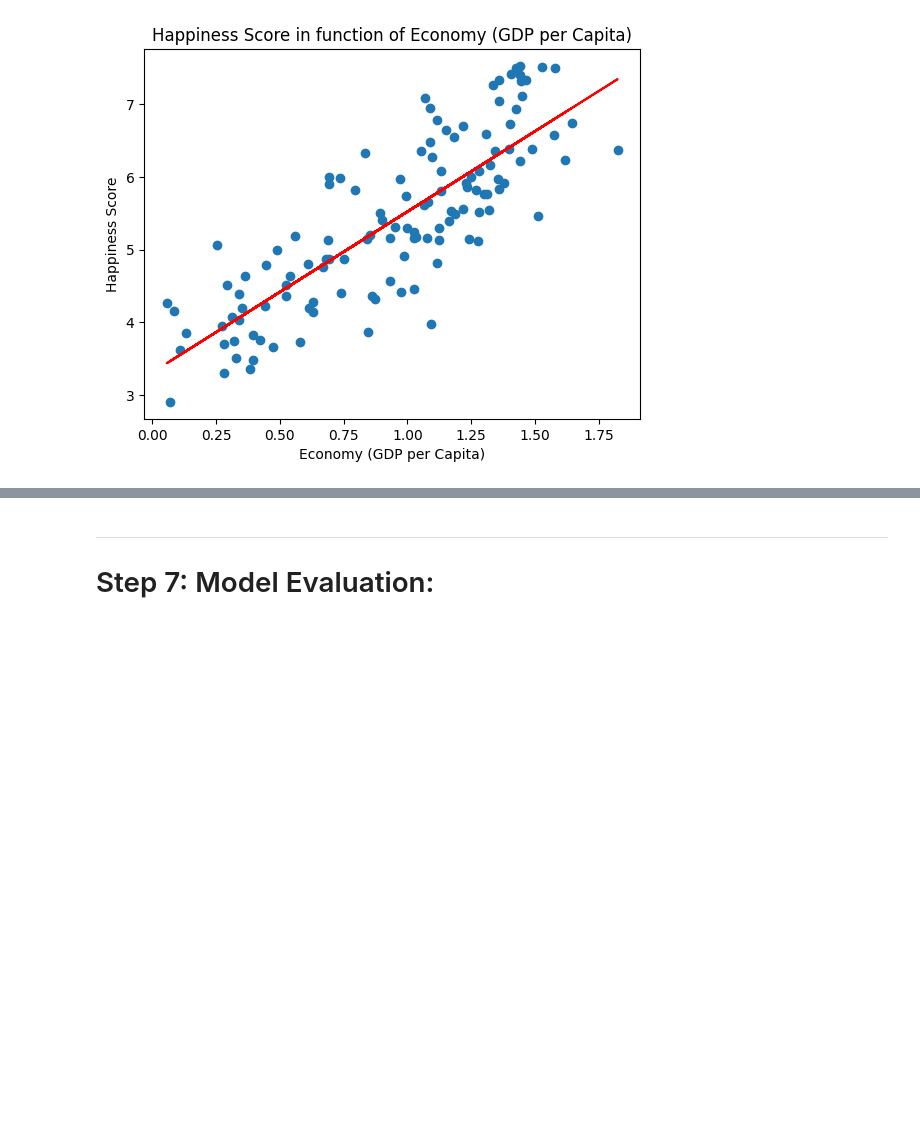
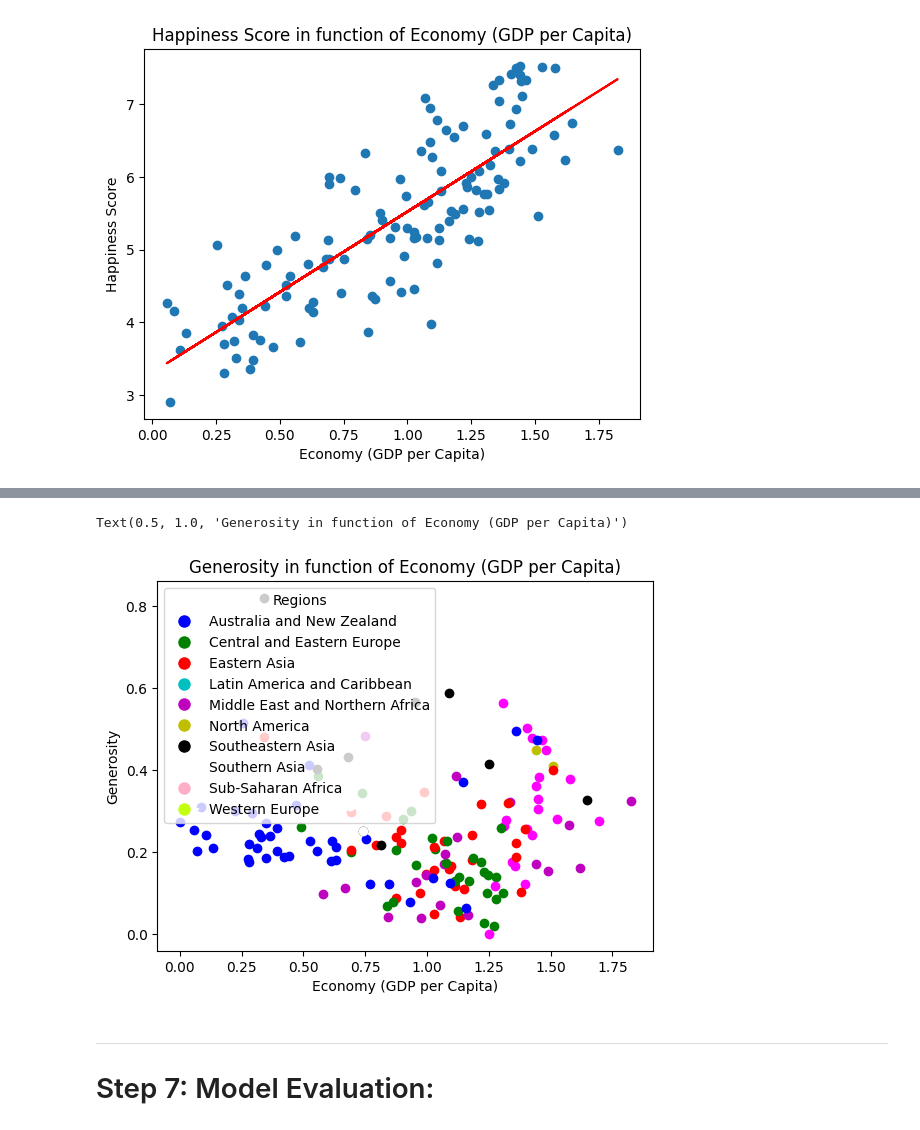
Before and after one commit to Hormone4/World-Happiness-Machine-Learning, a Jupyter notebook: main.ipynb, the cells around one changed output, grey strips where cells are left out. Cells and saved outputs as stored; diff of their text form; code cells hidden in the pictures; blank space fills up the shorter version.

```diff
--- a/main.ipynb
+++ b/main.ipynb
@@ -222,3 +265,38 @@ Text(0.5, 1.0, 'Happiness Score in function of Economy (GDP per Capita)')
+# %%
+for i, region in enumerate(D["Region"]):
+    if   region == "Australia and New Zealand": plt.pyplot.scatter(D[independant_var][i], D[dependant_var][i], color='b', marker='o')
+    elif region == "Central and Eastern Europe": plt.pyplot.scatter(D[independant_var][i], D[dependant_var][i], color='green', marker='o')
+    elif region == "Eastern Asia": plt.pyplot.scatter(D[independant_var][i], D[dependant_var][i], color='r', marker='o')
+    elif region == "Latin America and Caribbean": plt.pyplot.scatter(D[independant_var][i], D[dependant_var][i], color='red', marker='o')
+    elif region == "Middle East and Northern Africa": plt.pyplot.scatter(D[independant_var][i], D[dependant_var][i], color='m', marker='o')
+    elif region == "North America": plt.pyplot.scatter(D[independant_var][i], D[dependant_var][i], color='y', marker='o')
+    elif region == "Southeastern Asia": plt.pyplot.scatter(D[independant_var][i], D[dependant_var][i], color='k', marker='o')
+    elif region == "Southern Asia": plt.pyplot.scatter(D[independant_var][i], D[dependant_var][i], color='w', marker='o')
+    elif region == "Sub-Saharan Africa": plt.pyplot.scatter(D[independant_var][i], D[dependant_var][i], color='blue', marker='o')
+    elif region == "Western Europe": plt.pyplot.scatter(D[independant_var][i], D[dependant_var][i], color='magenta', marker='o')
+
+# Create a custom legend for the plot
+colors = {
+    "Australia and New Zealand": 'b',
+    "Central and Eastern Europe": 'g',
+    "Eastern Asia": 'r',
+    "Latin America and Caribbean": 'c',
+    "Middle East and Northern Africa": 'm',
+    "North America": 'y',
+    "Southeastern Asia": 'k',
+    "Southern Asia": 'w',
+    "Sub-Saharan Africa": '#ffaec8',
+    "Western Europe": '#c4ff0e'
+}
+handles = [plt.pyplot.Line2D([0], [0], marker='o', color='w', markerfacecolor=color, markersize=10, label=region) for region, color in colors.items()]
+plt.pyplot.legend(handles=handles, title="Regions")
+
+plt.pyplot.ylabel(dependant_var)
+plt.pyplot.xlabel(independant_var)
+plt.pyplot.title(dependant_var + " in function of " + independant_var)
+# %% [output]
+Text(0.5, 1.0, 'Generosity in function of Economy (GDP per Capita)')
+[figure, added]
 # %% [markdown]
 </b><hr>
 
```
Also changed, not shown: parts of 6 cells of this notebook.
